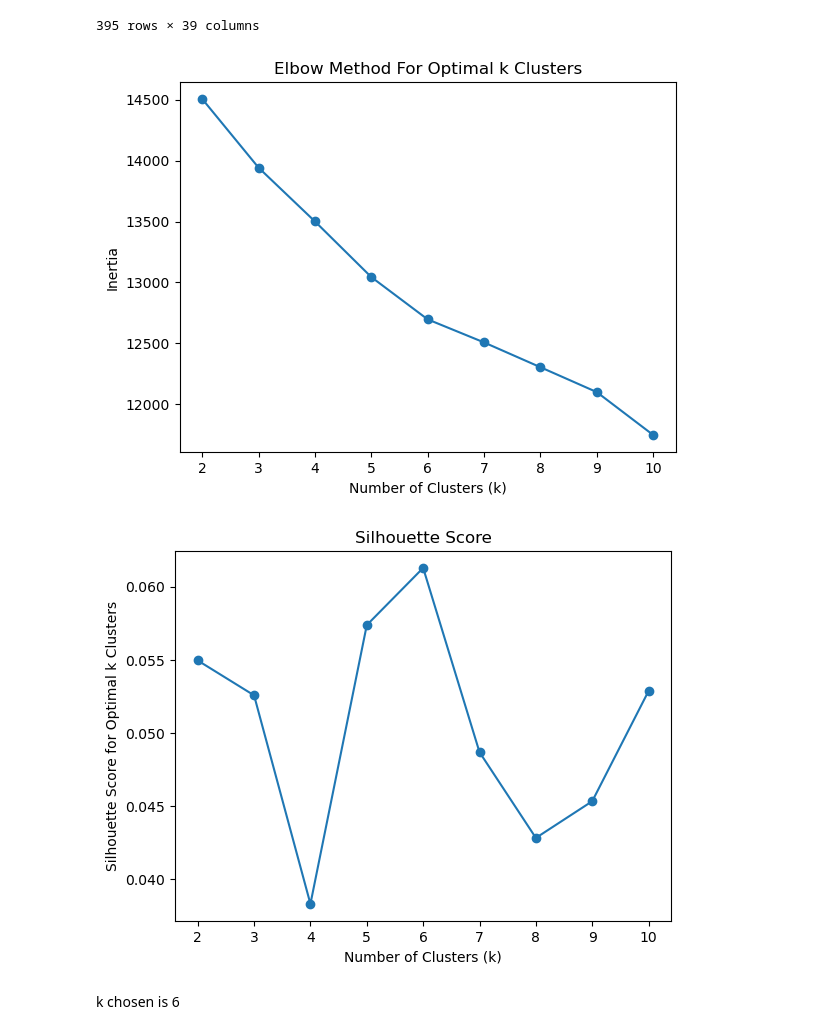
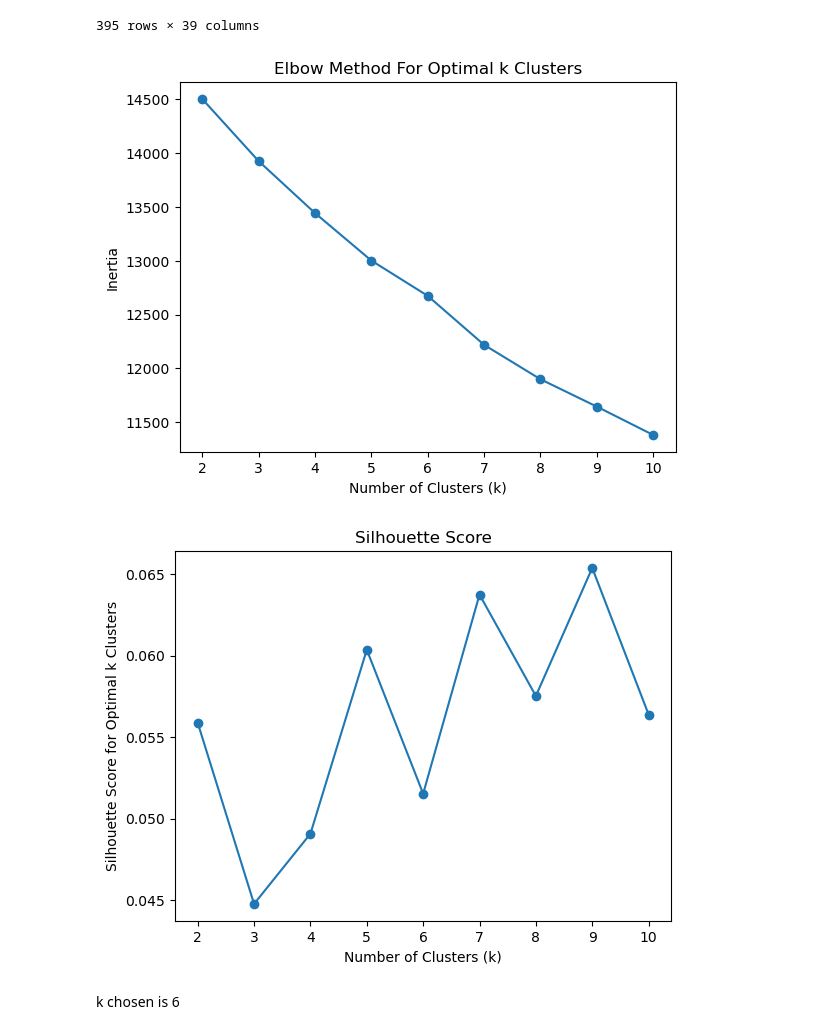
Before and after one commit to Ariana-Elahi/ML-Final-Project, a Jupyter notebook: unsupervised_model.ipynb, the cells around one changed output. Saved outputs shown, nothing was run; the diff lists cells and outputs as text; code cells hidden in the pictures.

```diff
--- a/unsupervised_model.ipynb
+++ b/unsupervised_model.ipynb
@@ -115,7 +115,7 @@ X_scaled = scaler.fit_transform(df_unsupervised)
 #elbow method, choosing k- optimal # of clusters
 inertia = []
 for k in range (2,11):
-    kmeans = KMeans(n_clusters=k, random_state=42)
+    kmeans = KMeans(n_clusters=k, random_state=42, max_iter = 300, n_init = 20)
     kmeans.fit(X_scaled)
     inertia.append(kmeans.inertia_)
 
@@ -128,22 +128,23 @@ plt.show()
 #elbow = where inertia drops and starts to levels off
 #drop off = 6
 # %% [output]
-[figure, old version]
+[figure, new version]
 # %%
 #silhouette score
 scores = []
 for k in range(2,11):
-    kmeans = KMeans(n_clusters=k, random_state=42)
+    kmeans = KMeans(n_clusters=k, random_state=42, max_iter = 300, n_init = 20)
+    #KMeans(n_clusters=6, random_state=0,init = 'k-means++', max_iter = 100, n_init = 10) #42
     kmeans.fit(X_scaled)
     scores.append(silhouette_score(X_scaled, kmeans.labels_))
 
 plt.plot(range(2, 11), scores, marker='o')
 plt.xlabel('Number of Clusters (k)')
 plt.ylabel('Silhouette Score for Optimal k Clusters')
 plt.title('Silhouette Score')
 plt.show()
 # %% [output]
-[figure, old version]
+[figure, new version]
 # %% [markdown]
 k chosen is 6
 # %%
```
Also changed, not shown: parts of 1 cell of this notebook.
